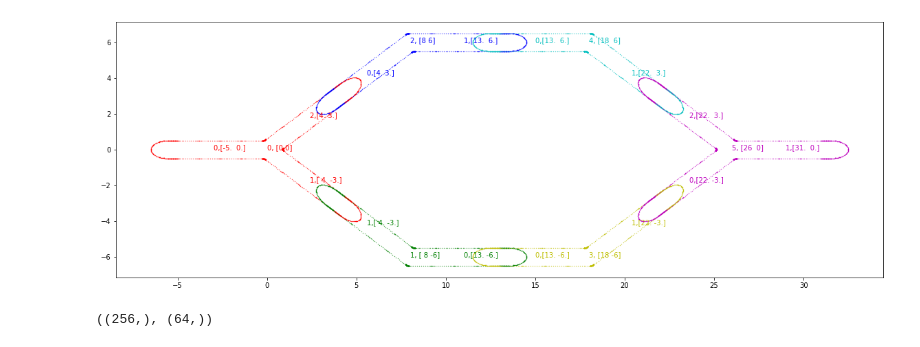
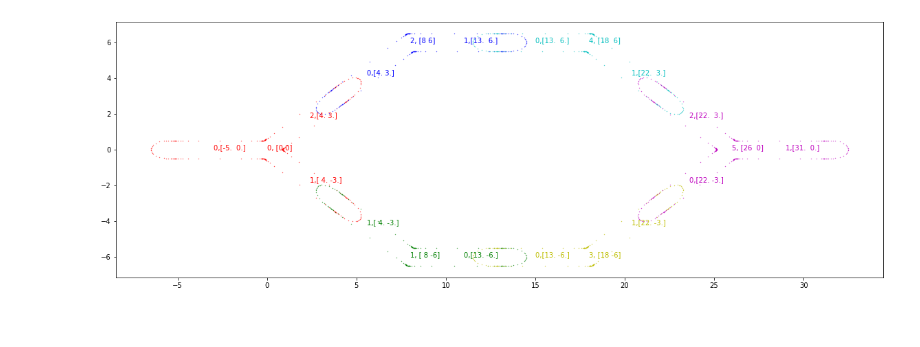
Before and after one commit to WangHaiYang874/stokes2d, a Jupyter notebook: exp1/demo.ipynb, the cells around one changed output. Drawn from its saved outputs; the diff is of its cells as text; code cells hidden in the pictures.

```diff
--- a/exp1/demo.ipynb
+++ b/exp1/demo.ipynb
@@ -12,14 +13,14 @@ with open('./pipes_and_shifts.pickle','rb') as f:
 # %%
 color = ['r','g','b','y','c','m','k']
 
 fig,ax = plt.subplots(figsize=(20,10))
 ax.set_aspect('equal')
 
 for a,i,j,c in zip(range(10),pipes,shifts,color):
-
-    ax.scatter(i.t.real + j[0], i.t.imag + j[1],c=c,s=0.1)
+    panel_break_pts = np.array([p.start_pt + j for p in i.panels])
+    ax.scatter(panel_break_pts[:,0], panel_break_pts[:,1],c=c,s=0.1)
     for k,let in enumerate(i.lets):
         ax.text(*(0.6*let.matching_pt + j),f'{k},{let.matching_pt + j}',color=c)
     ax.text(*j,f'{a}, {j}',color=c)
 # %% [output]
-[figure, old version]
+[figure, new version]
@@ -28,4 +26,0 @@ p = pipes[0]
-# %%
-p.boundaries[0].curves[0].t.shape, p.boundaries[0].curves[1].t.shape
-# %% [output]
-((256,), (64,))
```
Also changed, not shown: parts of 22 cells of this notebook, 13 other files.
